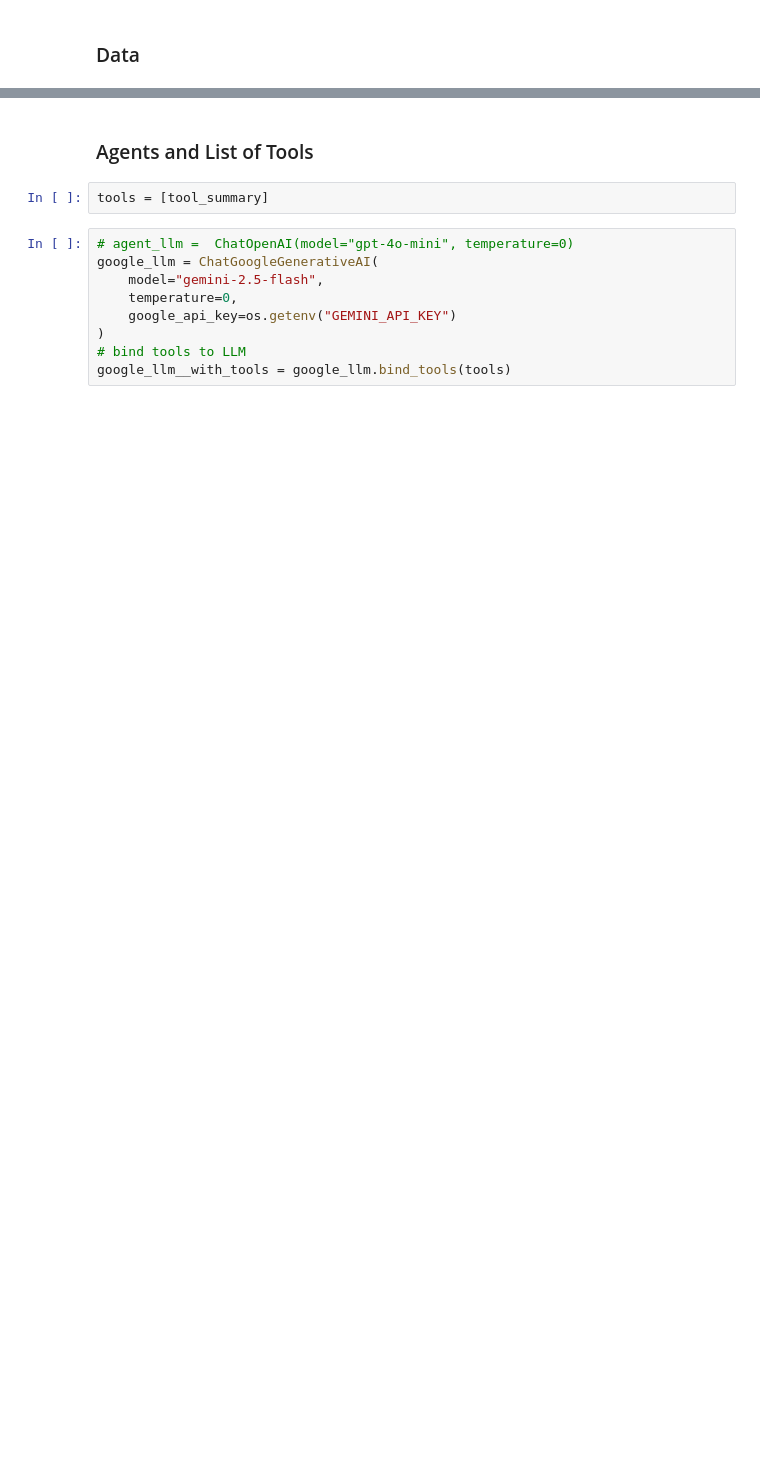
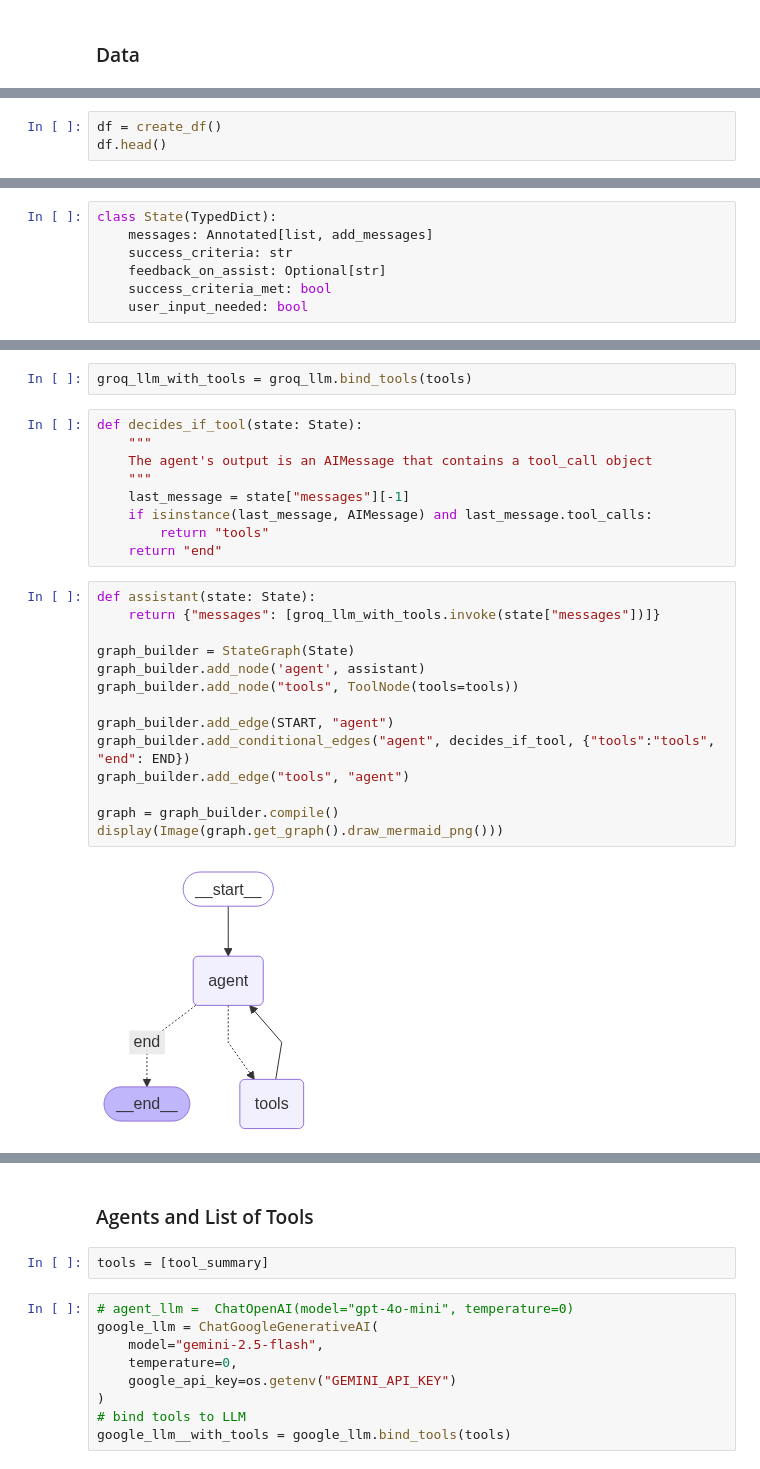
Before and after one commit to omogbolahan94/Data-Analyst-Assistant-App, a Jupyter notebook: main.ipynb, the cells around one changed output, grey strips where cells are left out. Drawn from its saved outputs; the diff is of its cells as text; blank space fills up the shorter version.

Commit message:
added data summary tool

```diff
--- a/main.ipynb
+++ b/main.ipynb
@@ -110,0 +143,3 @@ df.head()
+# %%
+df = create_df()
+df.head()
@@ -110,0 +172,7 @@ df.head()
+# %%
+class State(TypedDict):
+    messages: Annotated[list, add_messages]
+    success_criteria: str
+    feedback_on_assist: Optional[str]
+    success_criteria_met: bool
+    user_input_needed: bool
@@ -110,0 +228,27 @@ df.head()
+# %%
+groq_llm_with_tools = groq_llm.bind_tools(tools)
+# %%
+def decides_if_tool(state: State):
+    """
+    The agent's output is an AIMessage that contains a tool_call object
+    """
+    last_message = state["messages"][-1]
+    if isinstance(last_message, AIMessage) and last_message.tool_calls:
+        return "tools"
+    return "end"
+# %%
+def assistant(state: State):
+    return {"messages": [groq_llm_with_tools.invoke(state["messages"])]}
+
+graph_builder = StateGraph(State)
+graph_builder.add_node('agent', assistant)
+graph_builder.add_node("tools", ToolNode(tools=tools))
+
+graph_builder.add_edge(START, "agent")
+graph_builder.add_conditional_edges("agent", decides_if_tool, {"tools":"tools", "end": END})
+graph_builder.add_edge("tools", "agent")
+
+graph = graph_builder.compile()
+display(Image(graph.get_graph().draw_mermaid_png()))
+# %% [output]
+[figure, added]
```
Also changed, not shown: parts of 43 cells of this notebook, 1 other file.
